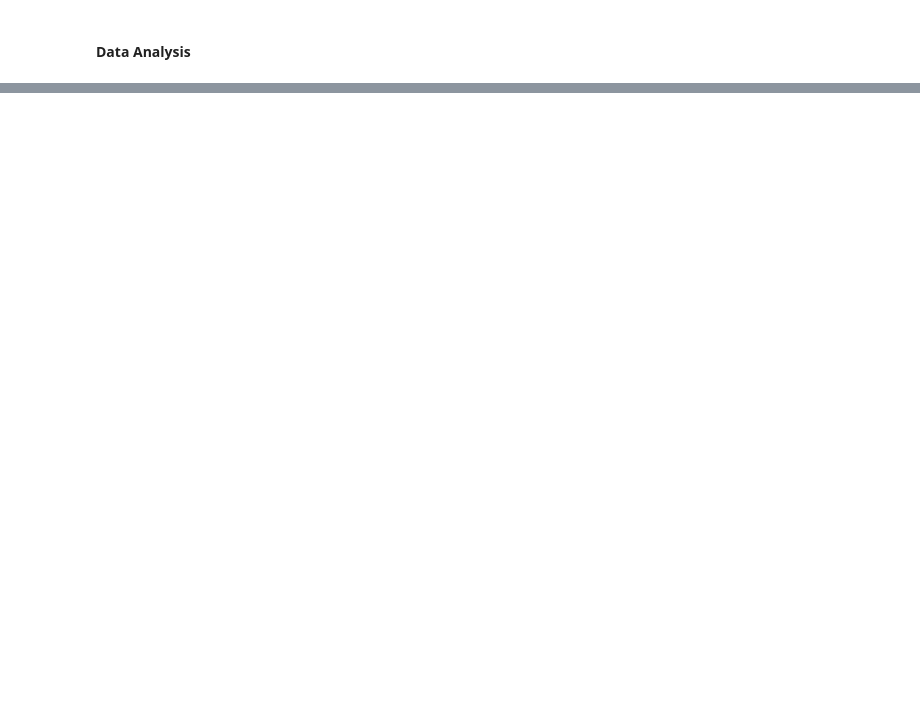
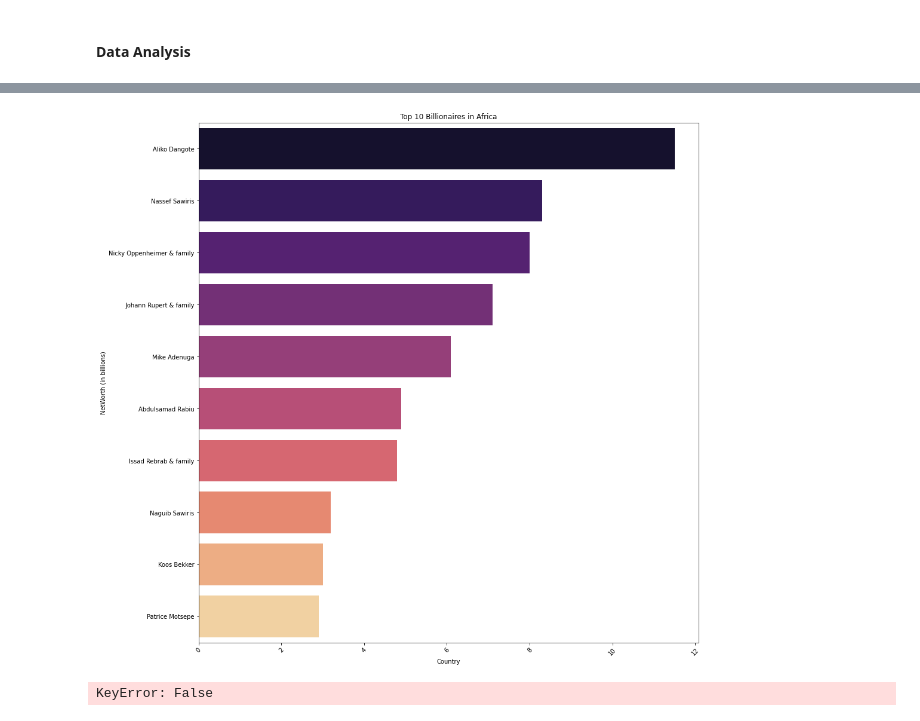
Before and after one commit to KilangoFaith/Billionaire-Analysis, a Jupyter notebook: Billionaires Analysis.ipynb, the cells around one changed output, grey strips where cells are left out. Saved outputs shown, nothing was run; the diff lists cells and outputs as text; code cells hidden in the pictures; blank space fills up the shorter version.

```diff
--- a/Billionaires Analysis.ipynb
+++ b/Billionaires Analysis.ipynb
@@ -228,0 +268,4 @@ NameError: name 'x' is not defined
+# %%
+#Who are top billionaires in Africa?
+billionaire_Africa = df[df.Continent == 'Africa'].sort_values(by='NetWorth',ascending= False).head(10)
+billionaire_Africa
@@ -228,0 +284,17 @@ NameError: name 'x' is not defined
+# %%
+# plotting
+#Plotting the output
+plt.figure(figsize=(15, 16))
+plt.title('Top 10 Billionaires in Africa')
+sns.barplot(data=billionaire_Africa, y='Name', x='NetWorth', palette='magma')
+plt.xlabel('Country')
+plt.xticks(rotation=45)
+plt.ylabel('NetWorth (in billions)')
+plt.show()
+# %% [output]
+[figure, added]
+# %%
+# How many billionaires do we have in America?
+df['Country']= df['Country'== 'America'].value_counts()
+# %% [output]
+KeyError: False
```
Also changed, not shown: parts of 24 cells of this notebook.
